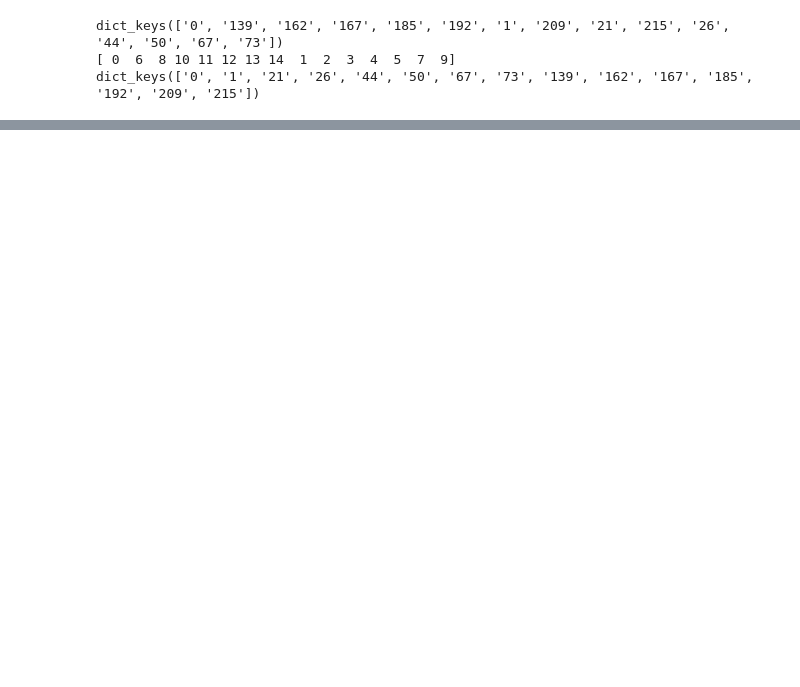
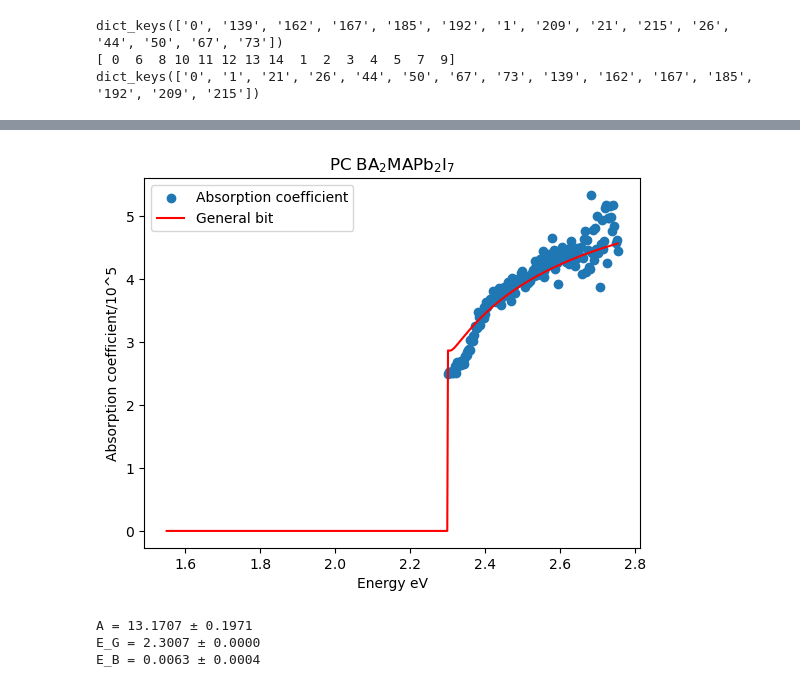
Before and after one commit to Phb22rr/4th-year-project, a Jupyter notebook: Elliott method.ipynb, the cells around one changed output, grey strips where cells are left out. Drawn from its saved outputs; the diff is of its cells as text; code cells hidden in the pictures; blank space fills up the shorter version.

```diff
--- a/Elliott method.ipynb
+++ b/Elliott method.ipynb
@@ -285,0 +251,60 @@ E_B = 0.3493 ± inf
+# %%
+def general_bit(x, A, E_G, E_B):
+    first_bit = A/ np.where(x == 0, np.inf, x)
+    #first_bit = A
+
+    #delta = np.maximum(x - E_G, 1e-6)
+    delta = x-E_G
+    bit_pre_JDoS = np.zeros_like(x)
+    safe = delta > 0
+    wierd_bit = 2*np.pi * np.sqrt(E_B/delta)
+    wierd_bit = 2 * np.pi * np.sqrt(E_B/(delta[safe]))
+    bit_pre_JDoS[safe] = wierd_bit / (1-np.exp(-wierd_bit))
+
+    #JDoS bit
+    JDoS = np.zeros_like(x)
+    JDoS[safe] = np.sqrt(delta[safe])
+    JDoS_term = JDoS * bit_pre_JDoS
+    #JDoS_term = JDoS * bit_pre_JDoS/(1-test*(x-E_G))
+    return first_bit * JDoS_term
+
+params, covariance = curve_fit(general_bit, x3, y3, maxfev=100000)
+# your initial guesses
+A0 = 1
+EG0 = 2.4
+EB0 = 50e-3
+test=0
+
+#p0 = [A0, EG0, EB0, test]
+p0 = [A0, EG0, EB0]
+
+# Uncertainties (1σ standard deviations)
+#(A_err, E_G_err, E_B_err, test_err) = np.sqrt(np.diag(covariance))
+#A, E_G, E_B, test = params
+(A_err, E_G_err, E_B_err) = np.sqrt(np.diag(covariance))
+A, E_G, E_B= params
+
+plt.scatter(x3, y3)
+plt.plot(x, general_bit(x, *params), color='red')
+plt.legend(['Absorption coefficient', 'General bit'])
+plt.ylabel('Absorption coefficient/10^5')
+plt.xlabel('Energy eV')
+if i ==1:
+    title = r"BA$_{2}$PbI$_{4}$"
+if i ==2:
+    title = r"SC BA$_{2}$MAPb$_{2}$I$_{7}$"
+if i ==3:
+    title = r"PC BA$_{2}$MAPb$_{2}$I$_{7}$"
+
+plt.title(title)
+plt.show()
+
+print(f"A = {A:.4f} ± {A_err:.4f}")
+print(f"E_G = {E_G:.4f} ± {E_G_err:.4f}")
+print(f"E_B = {E_B:.4f} ± {E_B_err:.4f}")
+#print(f"test = {test:.4f} ± {test_err:.4f}")
+# %% [output]
+[figure, added]
+A = 13.1707 ± 0.1971
+E_G = 2.3007 ± 0.0000
+E_B = 0.0063 ± 0.0004
```
Also changed, not shown: parts of 8 cells of this notebook.
